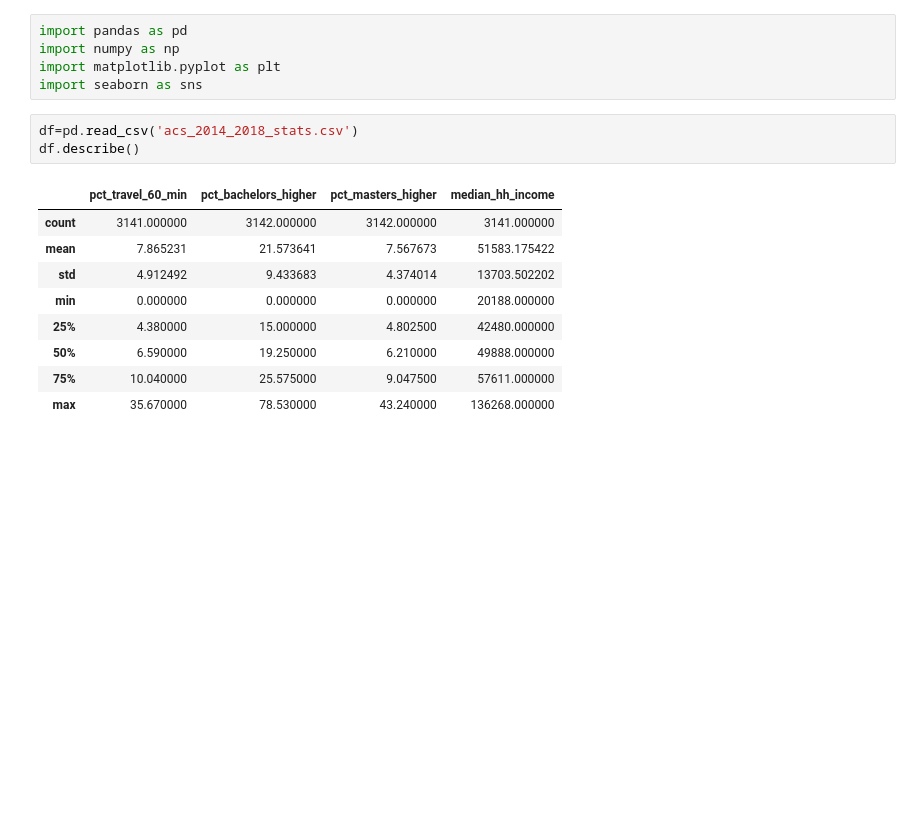
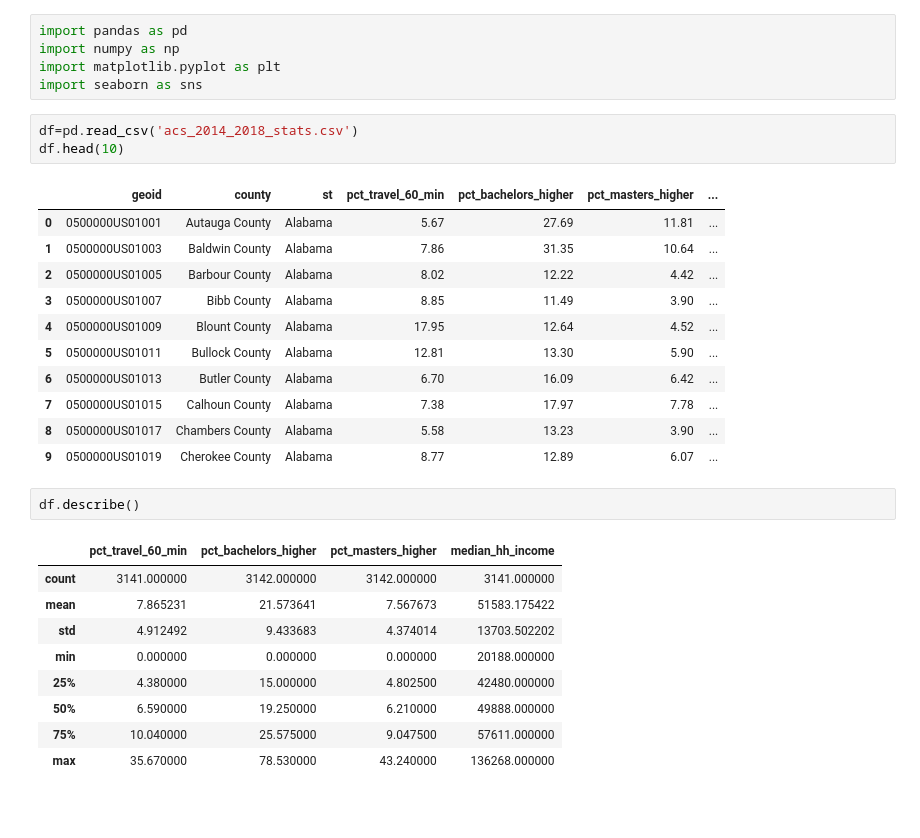
Before and after one commit to GichukiEdwin/Data-Analysis-Notebook, a Jupyter notebook: american_community_survey_stats.ipynb, the cells around one changed output. Saved outputs shown, nothing was run; the diff lists cells and outputs as text; blank space fills up the shorter version.

```diff
--- a/american_community_survey_stats.ipynb
+++ b/american_community_survey_stats.ipynb
@@ -18,8 +18,22 @@ import pandas as pd
 import numpy as np
 import matplotlib.pyplot as plt
 import seaborn as sns
+# %%
+df=pd.read_csv('acs_2014_2018_stats.csv')
+df.head(10)
+# %% [output]
+|  | geoid | county | st | pct_travel_60_min | pct_bachelors_higher | pct_masters_higher | ... |
+| 0 | 0500000US01001 | Autauga County | Alabama | 5.67 | 27.69 | 11.81 | ... |
+| 1 | 0500000US01003 | Baldwin County | Alabama | 7.86 | 31.35 | 10.64 | ... |
+| 2 | 0500000US01005 | Barbour County | Alabama | 8.02 | 12.22 | 4.42 | ... |
+| 3 | 0500000US01007 | Bibb County | Alabama | 8.85 | 11.49 | 3.90 | ... |
+| 4 | 0500000US01009 | Blount County | Alabama | 17.95 | 12.64 | 4.52 | ... |
+| 5 | 0500000US01011 | Bullock County | Alabama | 12.81 | 13.30 | 5.90 | ... |
+| 6 | 0500000US01013 | Butler County | Alabama | 6.70 | 16.09 | 6.42 | ... |
+| 7 | 0500000US01015 | Calhoun County | Alabama | 7.38 | 17.97 | 7.78 | ... |
+| 8 | 0500000US01017 | Chambers County | Alabama | 5.58 | 13.23 | 3.90 | ... |
+| 9 | 0500000US01019 | Cherokee County | Alabama | 8.77 | 12.89 | 6.07 | ... |
 # %%
-df=pd.read_csv('acs_2014_2018_stats.csv')
 df.describe()
 # %% [output]
 |  | pct_travel_60_min | pct_bachelors_higher | pct_masters_higher | median_hh_income |
```
Also changed, not shown: 1 other file.
